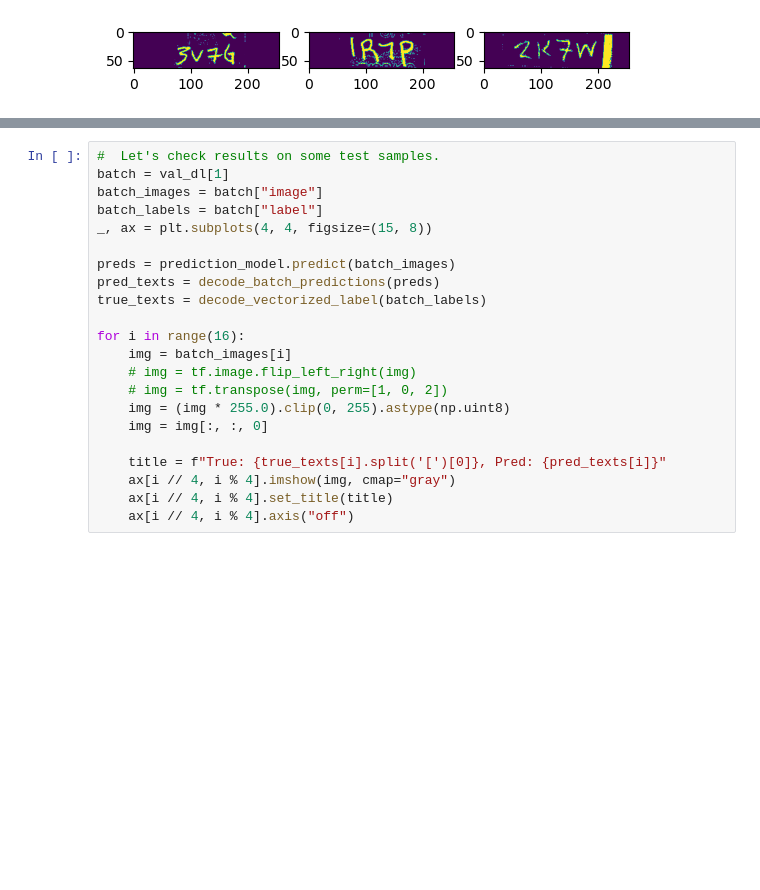
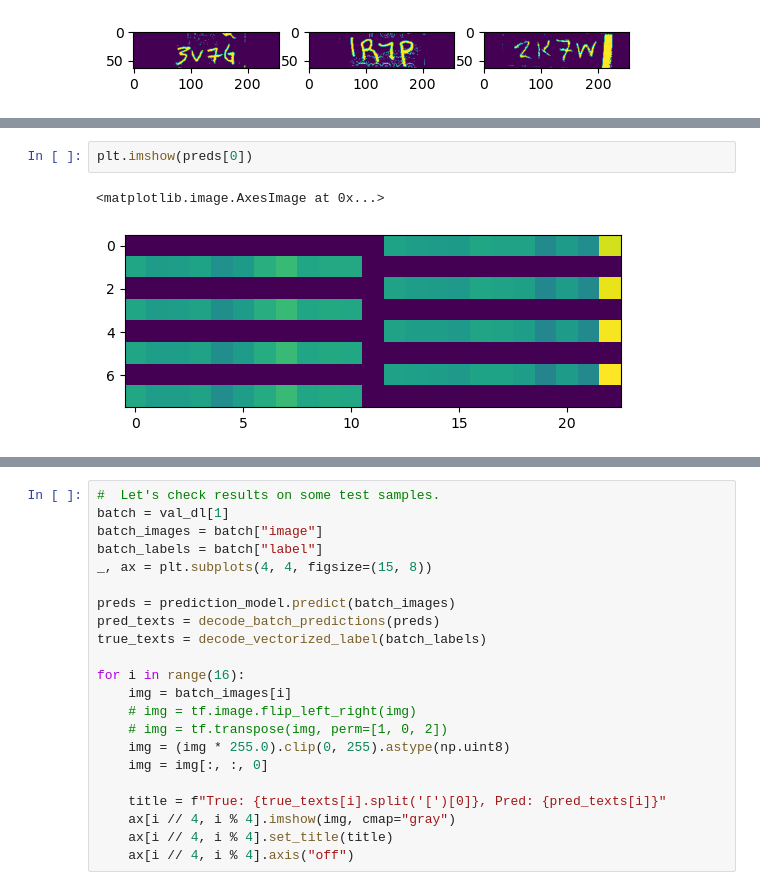
Before and after one commit to Jor-Lee/Guppies, a Jupyter notebook: Python_Files/ML.ipynb, the cells around one changed output, grey strips where cells are left out. Cells and saved outputs as stored; diff of their text form; blank space fills up the shorter version.

```diff
--- a/Python_Files/ML.ipynb
+++ b/Python_Files/ML.ipynb
@@ -275,2 +356,7 @@ plt.plot(history.history['val_loss'])
+# %%
+plt.imshow(preds[0])
+# %% [output]
+<matplotlib.image.AxesImage at 0x...>
+[figure, added]
 # %%
 def decode_batch_predictions(pred):
```
Also changed, not shown: parts of 6 cells of this notebook, 1 other file.
